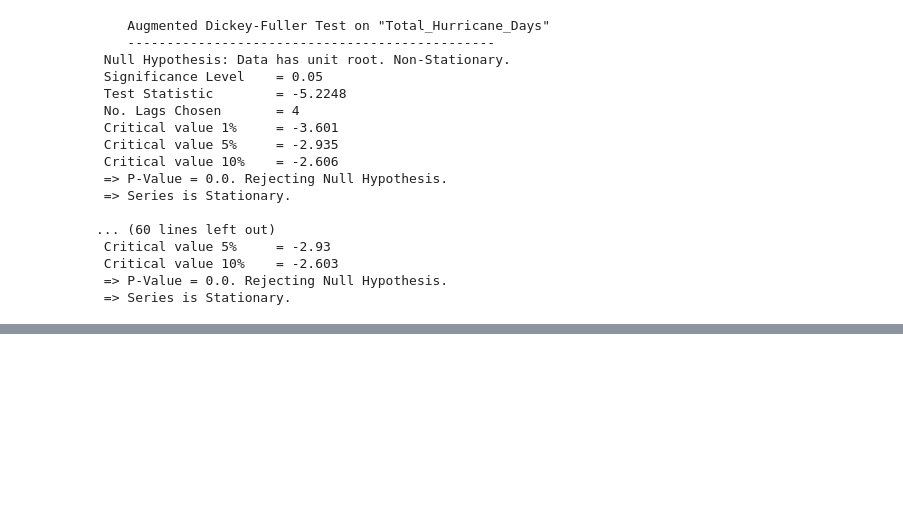
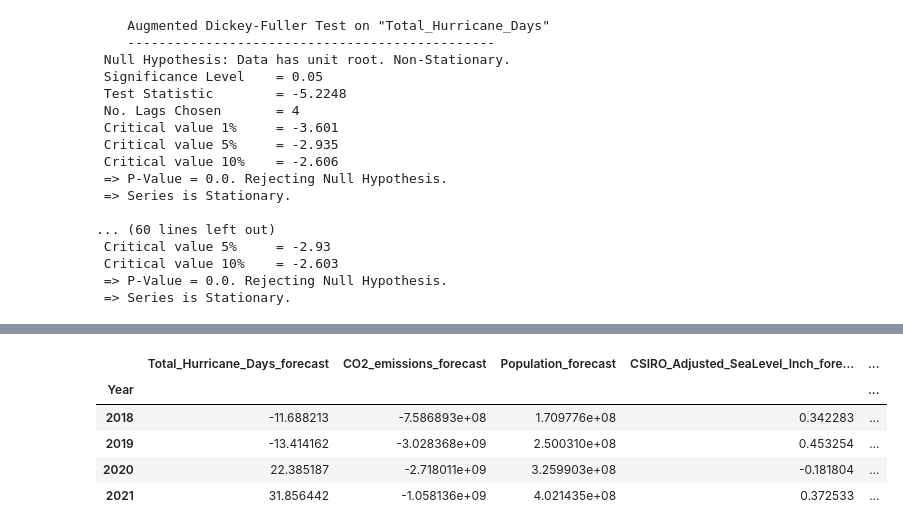
Before and after one commit to jillianhaig/Project2_DS4002, a Jupyter notebook: SCRIPTS/3_Analysis_Project2.ipynb, the cells around one changed output, grey strips where cells are left out. Saved outputs shown, nothing was run; the diff lists cells and outputs as text; code cells hidden in the pictures; blank space fills up the shorter version.

```diff
--- a/SCRIPTS/3_Analysis_Project2.ipynb
+++ b/SCRIPTS/3_Analysis_Project2.ipynb
@@ -188,0 +274,19 @@ All our series are now stationary, meeting our VAR model assumptions! Now we can
+# %%
+# revert forecasts back to original scale before we differenced to interpret results easier
+def invert_transformation(df_train, df_forecast):
+    df_fc = df_forecast.copy()
+    columns = df_train.columns
+    for col in columns:
+        # Roll back 1st Diff
+        df_fc[str(col)+'_forecast'] = df_train[col].iloc[-1] + df_fc[str(col)+'_1d'].cumsum()
+    return df_fc
+
+df_results = invert_transformation(data_traind1, df_forecast)
+df_results.loc[:,['Total_Hurricane_Days_forecast','CO2_emissions_forecast','Population_forecast','CSIRO_Adjusted_SeaLevel_Inch_forecast','Surface_Temperature_Change_forecast','SurfaceSeaTemp_Annual_Anomaly_forecast']]
+# %% [output]
+|  | Total_Hurricane_Days_forecast | CO2_emissions_forecast | Population_forecast | CSIRO_Adjusted_SeaLevel_Inch_fore... | ... |
+| Year |  |  |  |  | ... |
+| 2018 | -11.688213 | -7.586893e+08 | 1.709776e+08 | 0.342283 | ... |
+| 2019 | -13.414162 | -3.028368e+09 | 2.500310e+08 | 0.453254 | ... |
+| 2020 | 22.385187 | -2.718011e+09 | 3.259903e+08 | -0.181804 | ... |
+| 2021 | 31.856442 | -1.058136e+09 | 4.021435e+08 | 0.372533 | ... |
```
Also changed, not shown: parts of 13 cells of this notebook.
